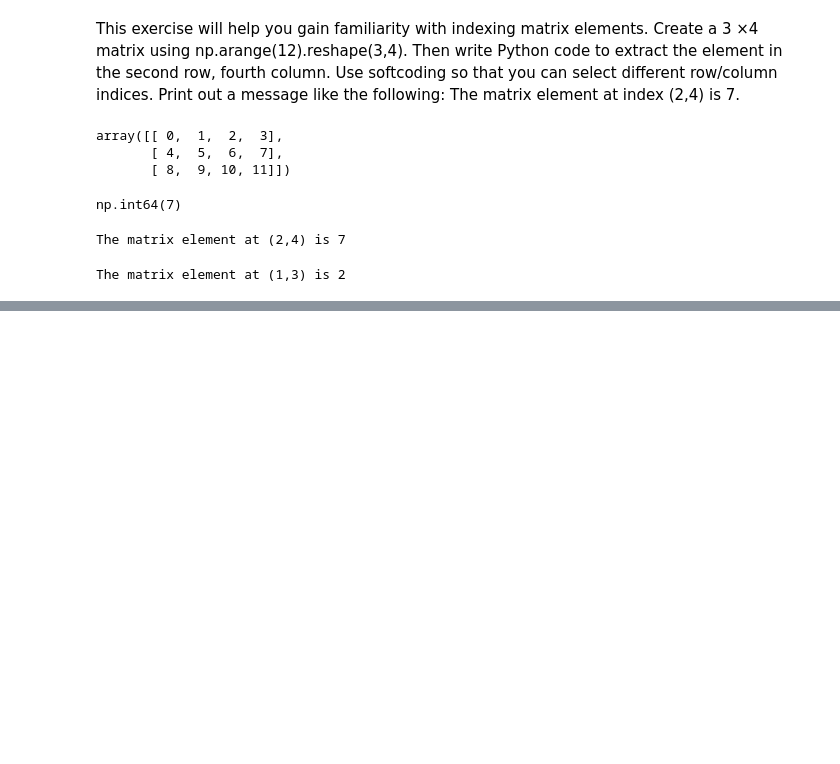
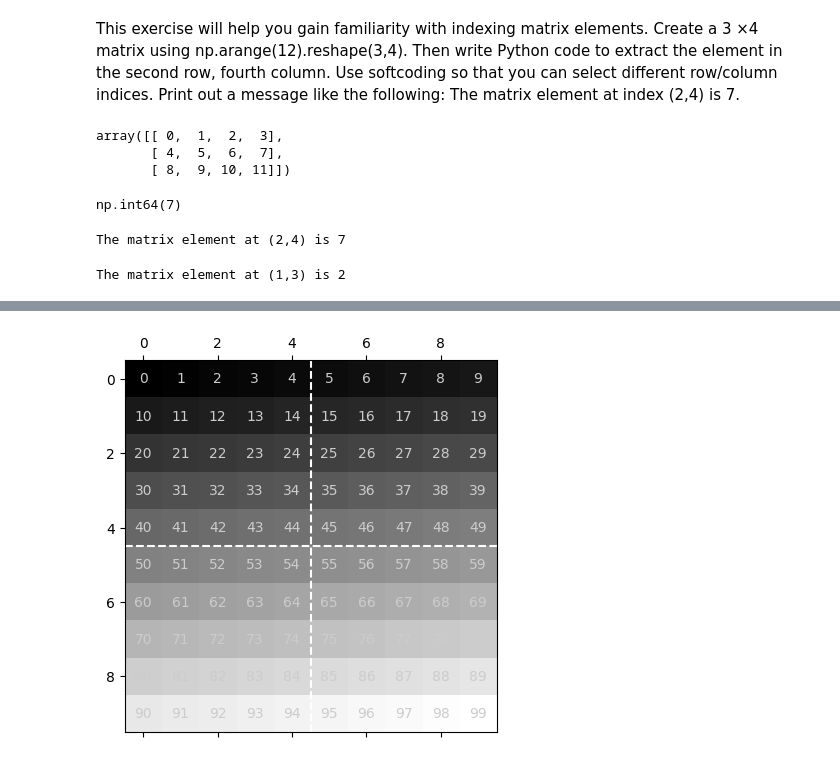
Before and after one commit to AyushDevadiga1/practice-programs, a Jupyter notebook: chapter5.ipynb, the cells around one changed output, grey strips where cells are left out. Drawn from its saved outputs; the diff is of its cells as text; code cells hidden in the pictures; blank space fills up the shorter version.

```diff
--- a/chapter5.ipynb
+++ b/chapter5.ipynb
@@ -118,0 +138,10 @@ The matrix element at (1,3) is 2
+# %%
+#  Using imshow or matshow
+plt.matshow(original_matrix,cmap='grey')
+plt.plot([4.5,4.5],[-.5,9.5],'w--')
+plt.plot([-.5,9.5],[4.5,4.5],'w--')
+for (j,i),num in np.ndenumerate(original_matrix):
+  plt.text(i,j,num,color=[.8,.8,.8],ha='center',va='center')
+plt.show()
+# %% [output]
+[figure, added]
```
Also changed, not shown: parts of 6 cells of this notebook.
